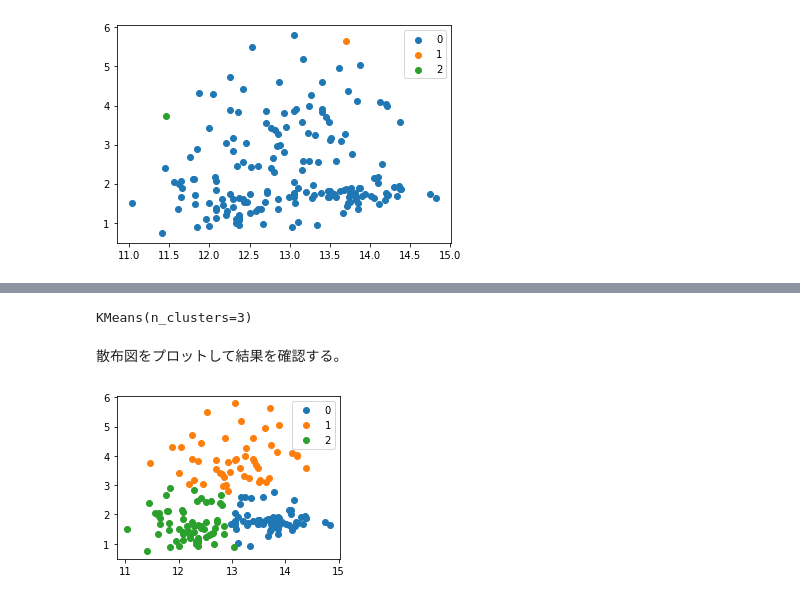
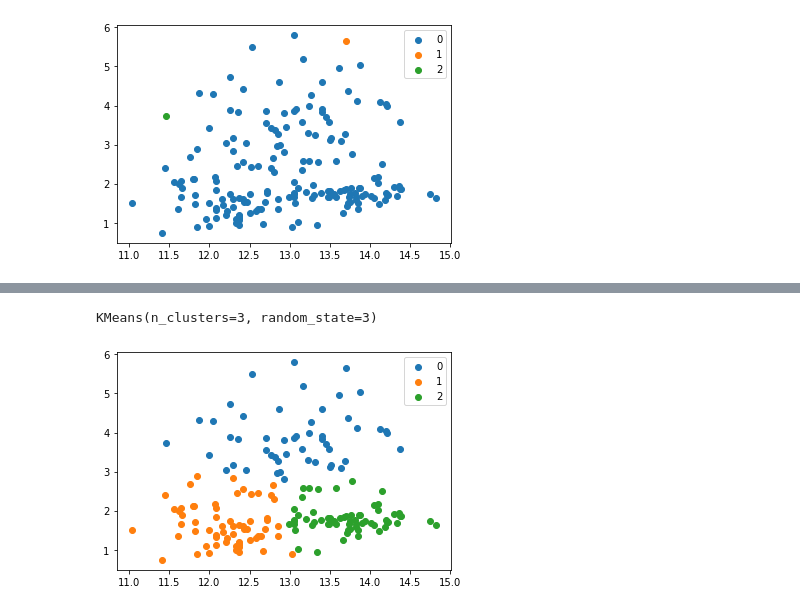
Before and after one commit to tyukei/AI, a Jupyter notebook: report3.ipynb, the cells around one changed output, grey strips where cells are left out. Cells and saved outputs as stored; diff of their text form; code cells hidden in the pictures.

```diff
--- a/report3.ipynb
+++ b/report3.ipynb
@@ -129,0 +148,3 @@ result_plot(X, ac.labels_)
+# %%
+km = KMeans(n_clusters = 3,init='random',random_state=3)
+km.fit(X)
@@ -170,12 +259,9 @@ k-means クラスタリングは、ある点をクラスタの中心とし、
 # %%
-km = KMeans(n_clusters = 3)
+km = KMeans(n_clusters = 3,init='k-means++',random_state=3)
 km.fit(X)
 # %% [output]
-KMeans(n_clusters=3)
+KMeans(n_clusters=3, random_state=3)
-# %% [markdown]
-散布図をプロットして結果を確認する。
 # %%
-plt.figure(figsize=(4,3))
 result_plot(X, km.labels_)
 # %% [output]
-[figure, old version]
+[figure, new version]
```
Also changed, not shown: parts of 29 cells of this notebook.
